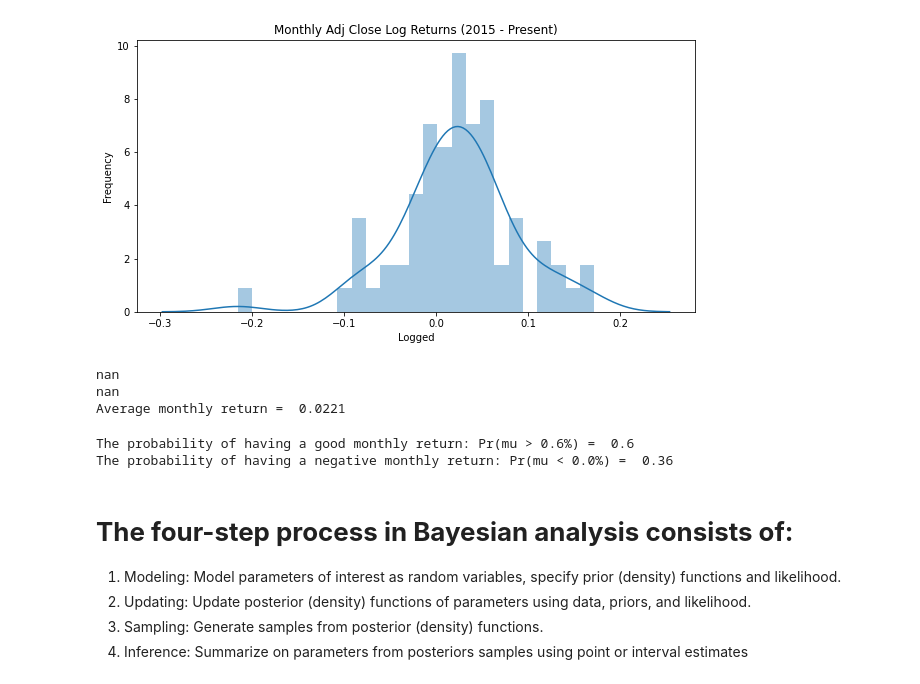
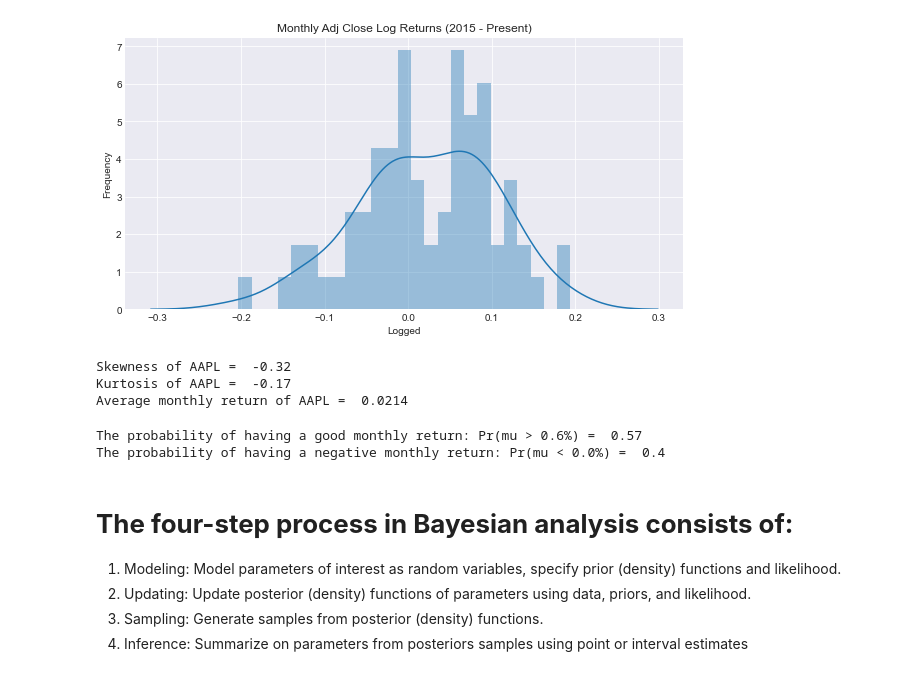
Before and after one commit to GStechschulte/Bayesian_Modeling-Funds, a Jupyter notebook: Inference_of_Funds.ipynb, the cells around one changed output. Saved outputs shown, nothing was run; the diff lists cells and outputs as text; code cells hidden in the pictures.

```diff
--- a/Inference_of_Funds.ipynb
+++ b/Inference_of_Funds.ipynb
@@ -1,13 +1,30 @@
 # %%
+%matplotlib inline
+
 import pandas as pd
 import numpy as np
 import pymc3 as pm
+from pymc3.distributions import Interpolated
 import pandas as pd
 import numpy as np
 import scipy.stats
-from scipy.stats import skew, kurtosis, norm
+from scipy.stats import skew, kurtosis, norm, gaussian_kde
 import math
 from yahoo_fin.stock_info import get_data
 import seaborn as sns
 import matplotlib.pyplot as plt
 import arviz as az
+
+
+import matplotlib as mpl
+
+
+
+import theano.tensor as tt
+
+from pymc3 import Model, Normal, Slice, sample, traceplot
+
+from theano import as_op
+
+plt.style.use("seaborn-darkgrid")
+print(f"Running on PyMC3 v{pm.__version__}")
@@ -14,6 +33,6 @@ import arviz as az
 # %%
 # Fund price data - not NAV
-tickers = ['PGHN.SW', 'VDIGX', 'VQNPX']
+tickers = ['PGHN.SW', 'VDIGX', 'VQNPX', 'AAPL']
 hist_prices = {}
 
 for ticker in tickers:
@@ -22,6 +41,7 @@ for ticker in tickers:
 PG = hist_prices['PGHN.SW']
 VDIGX = hist_prices['VDIGX']
 VQNPX = hist_prices['VQNPX']
+AAPL = hist_prices['AAPL']
 # %%
 # Compute returns - 1.) log 2.) Adj. log 3.) demean return
 def returns(ticker):
@@ -32,3 +52,4 @@ def returns(ticker):
 
 VQNPX = returns(VQNPX)
 PG = returns(PG)
+AAPL = returns(AAPL)
@@ -35,27 +65,28 @@ PG = returns(PG)
 # %%
 def distribution(ticker, date):
 
     plt.figure(figsize=(10,5))
     sns.distplot(ticker['Adj Log Return'], kde=True, bins=25)
     plt.title('Monthly Adj Close Log Returns ({} - Present)'.format(date))
     plt.xlabel('Logged')
     plt.ylabel('Frequency')
 
-distribution(PG, '2015')
+distribution(AAPL, '2015')
 # %% [output]
-[figure, old version]
+[figure, new version]
 # %%
-def descriptive_stats(ticker):
+def descriptive_stats(ticker, sym):
 
-    print(skew(ticker['Adj Log Return']))
-    print(kurtosis(ticker['Adj Log Return']))
-    print("Average monthly return = ", round(ticker['Adj Log Return'].mean(), 4))
+    print("Skewness of {} = ".format(sym), round(ticker['Adj Log Return'].skew(), 2))
+    print("Kurtosis of {} = ".format(sym), round(ticker['Adj Log Return'].kurtosis(), 2))
+    print("Average monthly return of {} = ".format(sym), round(ticker['Adj Log Return'].mean(), 4))
 
-descriptive_stats(PG)
+#descriptive_stats(PG, 'PG')
+descriptive_stats(AAPL, 'AAPL')
 # %% [output]
-nan
-nan
-Average monthly return =  0.0221
+Skewness of AAPL =  -0.32
+Kurtosis of AAPL =  -0.17
+Average monthly return of AAPL =  0.0214
 # %%
 # Just curious to see the probability of monthly returns, on average, for the sample
 def cdf(ticker):
@@ -70,10 +101,11 @@ def cdf(ticker):
     neg_return = scipy.stats.norm.cdf(0.0, mu, std)
     print('The probability of having a negative monthly return: Pr(mu < 0.0%) = ', round(neg_return,2))
 
-cdf(PG)
+#cdf(PG)
+cdf(AAPL)
 # %% [output]
-The probability of having a good monthly return: Pr(mu > 0.6%) =  0.6
-The probability of having a negative monthly return: Pr(mu < 0.0%) =  0.36
+The probability of having a good monthly return: Pr(mu > 0.6%) =  0.57
+The probability of having a negative monthly return: Pr(mu < 0.0%) =  0.4
 # %% [markdown]
 # **The four-step process in Bayesian analysis consists of:**
 
```
Also changed, not shown: parts of 21 cells of this notebook.
